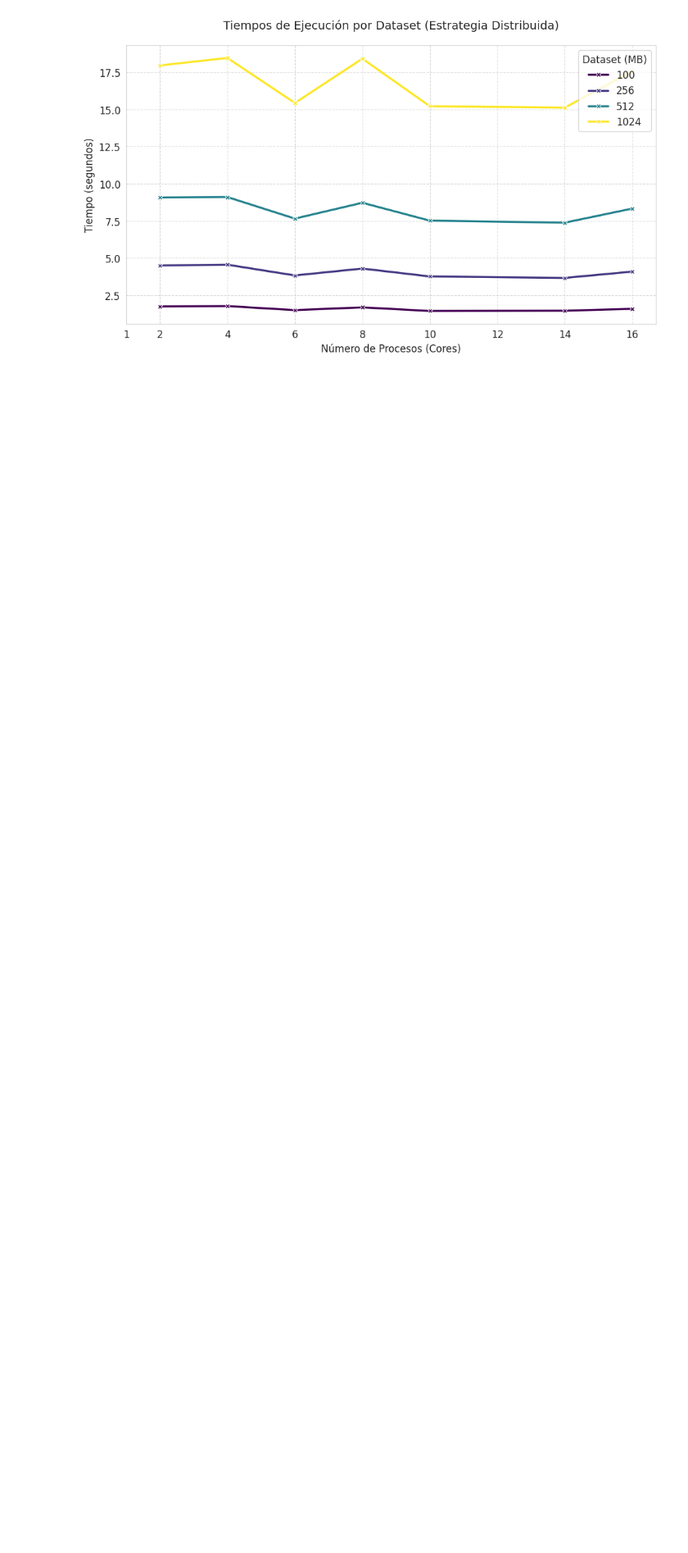
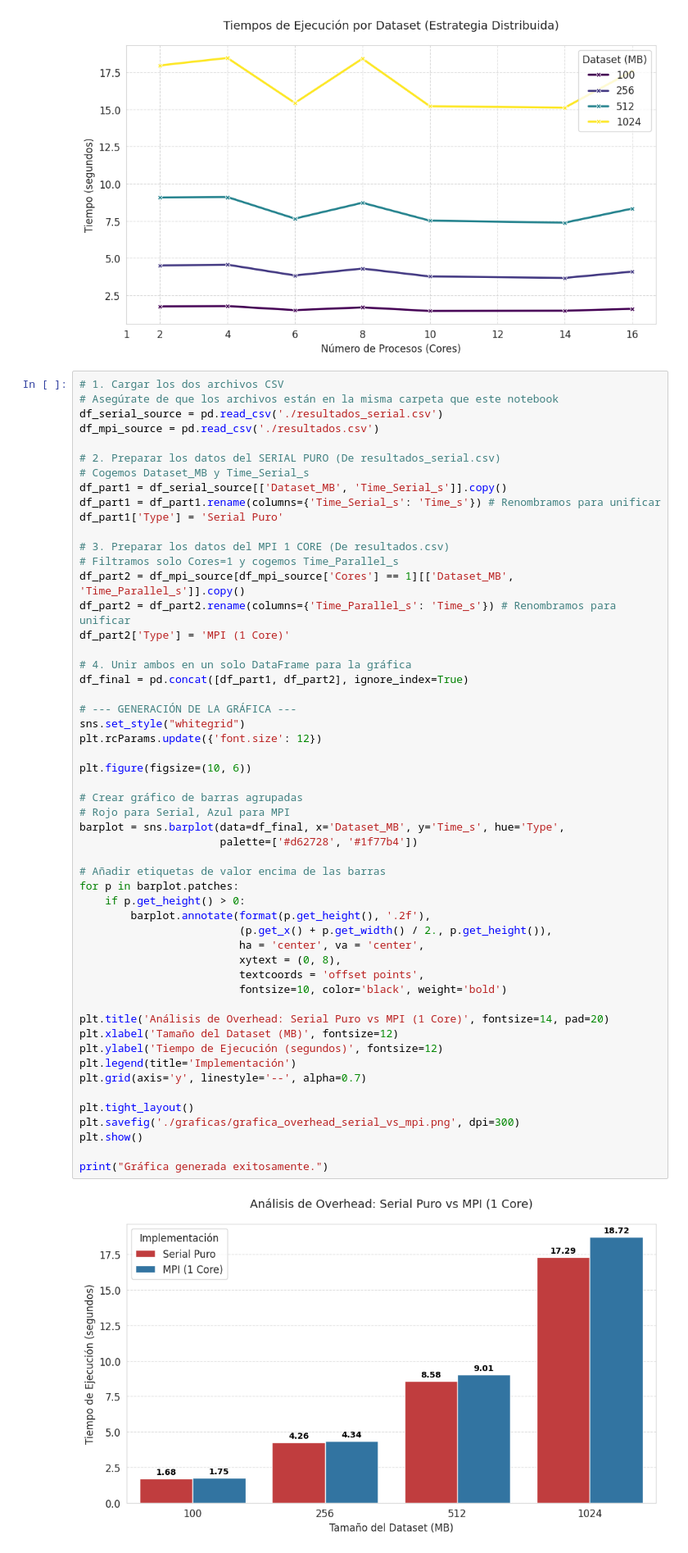
Before and after one commit to ignaciogh33/CAP_cluster, a Jupyter notebook: proyecto_final/graficas.ipynb, the cells around one changed output. Shown: that part at 82% size. Drawn from its saved outputs; the diff is of its cells as text; blank space fills up the shorter version.

```diff
--- a/proyecto_final/graficas.ipynb
+++ b/proyecto_final/graficas.ipynb
@@ -142,3 +142,58 @@ Todas las gráficas (1 a 6) generadas exitosamente.
 [figure]
 [figure]
 [figure]
+# %%
+# 1. Cargar los dos archivos CSV
+# Asegúrate de que los archivos están en la misma carpeta que este notebook
+df_serial_source = pd.read_csv('./resultados_serial.csv')
+df_mpi_source = pd.read_csv('./resultados.csv')
+
+# 2. Preparar los datos del SERIAL PURO (De resultados_serial.csv)
+# Cogemos Dataset_MB y Time_Serial_s
+df_part1 = df_serial_source[['Dataset_MB', 'Time_Serial_s']].copy()
+df_part1 = df_part1.rename(columns={'Time_Serial_s': 'Time_s'}) # Renombramos para unificar
+df_part1['Type'] = 'Serial Puro'
+
+# 3. Preparar los datos del MPI 1 CORE (De resultados.csv)
+# Filtramos solo Cores=1 y cogemos Time_Parallel_s
+df_part2 = df_mpi_source[df_mpi_source['Cores'] == 1][['Dataset_MB', 'Time_Parallel_s']].copy()
+df_part2 = df_part2.rename(columns={'Time_Parallel_s': 'Time_s'}) # Renombramos para unificar
+df_part2['Type'] = 'MPI (1 Core)'
+
+# 4. Unir ambos en un solo DataFrame para la gráfica
+df_final = pd.concat([df_part1, df_part2], ignore_index=True)
+
+# --- GENERACIÓN DE LA GRÁFICA ---
+sns.set_style("whitegrid")
+plt.rcParams.update({'font.size': 12})
+
+plt.figure(figsize=(10, 6))
+
+# Crear gráfico de barras agrupadas
+# Rojo para Serial, Azul para MPI
+barplot = sns.barplot(data=df_final, x='Dataset_MB', y='Time_s', hue='Type',
+                      palette=['#d62728', '#1f77b4'])
+
+# Añadir etiquetas de valor encima de las barras
+for p in barplot.patches:
+    if p.get_height() > 0:
+        barplot.annotate(format(p.get_height(), '.2f'),
+                         (p.get_x() + p.get_width() / 2., p.get_height()),
+                         ha = 'center', va = 'center',
+                         xytext = (0, 8),
+                         textcoords = 'offset points',
+                         fontsize=10, color='black', weight='bold')
+
+plt.title('Análisis de Overhead: Serial Puro vs MPI (1 Core)', fontsize=14, pad=20)
+plt.xlabel('Tamaño del Dataset (MB)', fontsize=12)
+plt.ylabel('Tiempo de Ejecución (segundos)', fontsize=12)
+plt.legend(title='Implementación')
+plt.grid(axis='y', linestyle='--', alpha=0.7)
+
+plt.tight_layout()
+plt.savefig('./graficas/grafica_overhead_serial_vs_mpi.png', dpi=300)
+plt.show()
+
+print("Gráfica generada exitosamente.")
+# %% [output]
+[figure, added]
```
Also changed, not shown: parts of 1 cell of this notebook, 2 other files.
